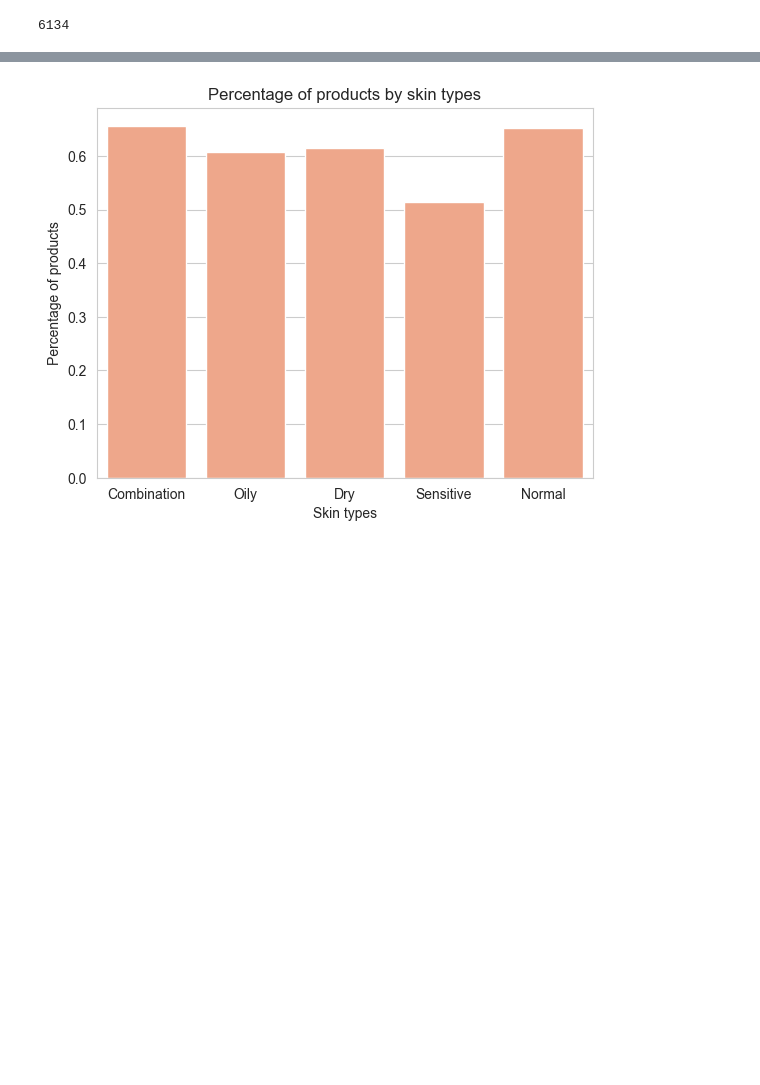
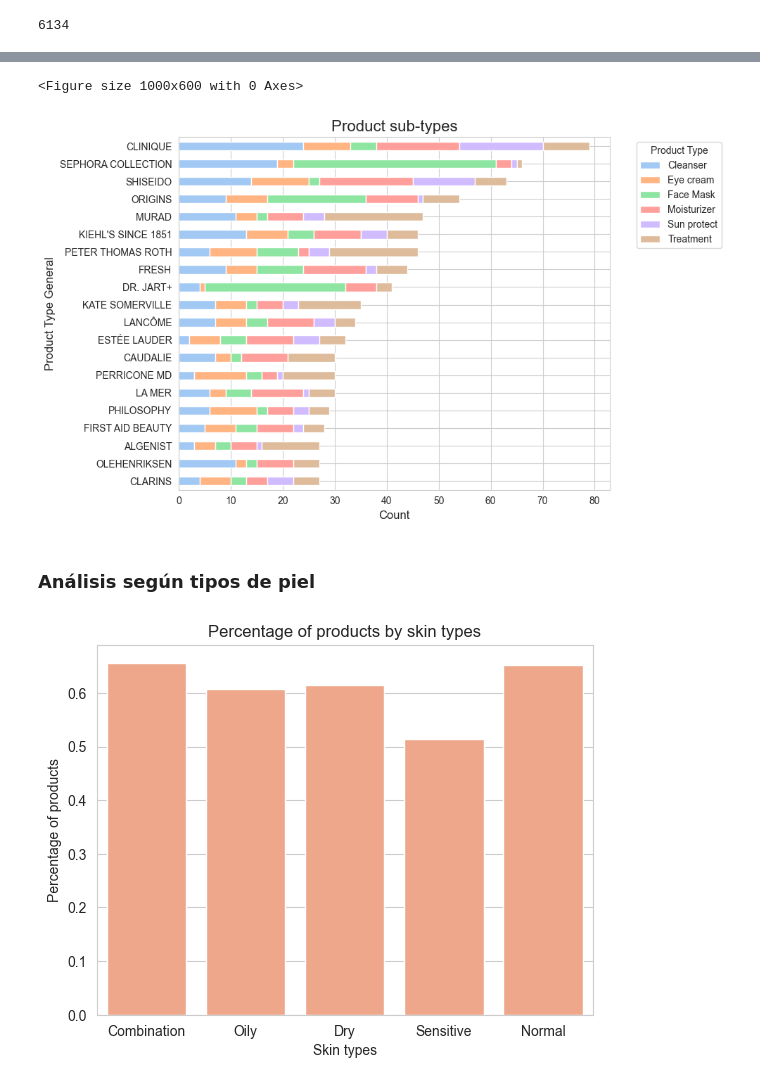
Before and after one commit to Andrea-Coa/dermis, a Jupyter notebook: eda/sephora.ipynb, the cells around one changed output, grey strips where cells are left out. Drawn from its saved outputs; the diff is of its cells as text; code cells hidden in the pictures; blank space fills up the shorter version.

```diff
--- a/eda/sephora.ipynb
+++ b/eda/sephora.ipynb
@@ -65,0 +170,8 @@ num_unique_ingredients
+# %%
+# Cuántos productos son de cada marca (Clinique, Lancome, etc.)
+brand_counts = df['brand'].value_counts().sort_values(ascending=False).head(20)
+sns.barplot(y=brand_counts.index, x=brand_counts.values, color='lightsalmon')
+plt.title("Distribution of brands")
+plt.xlabel("Counts")
+plt.ylabel("Brands")
+plt.show()
@@ -65,0 +180,3 @@ num_unique_ingredients
+# %%
+pastel_colors = sns.color_palette("pastel")
+pastel_colors
@@ -66,3 +194,24 @@ num_unique_ingredients
+# %%
+# Cuántos productos de cada tipo (cleanser, moisturizer, etc.) son de cada marca (Clinique, Lancome, etc.)
+# es igual que el anterior pero incluye tipos
+grouped_data = df.groupby(['brand', 'Label']).size().unstack(fill_value=0)
+grouped_data = grouped_data.loc[brand_counts.sort_values(ascending=True).index]
+plt.figure(figsize=(10, 6))
+sns.set_style("whitegrid")
+grouped_data.plot(kind='barh', stacked=True, color=pastel_colors, figsize=(10, 6))
+
+plt.title("Product sub-types", fontsize=16)
+plt.xlabel("Count", fontsize=12)
+plt.ylabel("Product Type General", fontsize=12)
+plt.legend(title="Product Type", bbox_to_anchor=(1.05, 1), loc='upper left')
+plt.tight_layout()
+
+plt.show()
+# %% [output]
+<Figure size 1000x600 with 0 Axes>
+[figure, added]
+# %% [markdown]
+### Análisis según tipos de piel
 # %%
 # cuántos productos por tipo de piel
 type_counts = df[['Combination', 'Oily', 'Dry', 'Sensitive', 'Normal']].sum()
```
Also changed, not shown: parts of 34 cells of this notebook, 2 other files.
